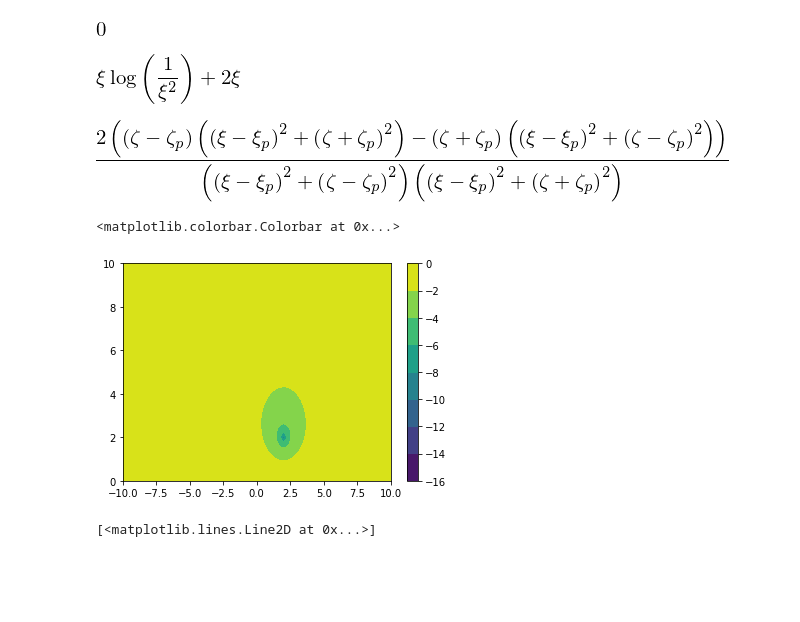
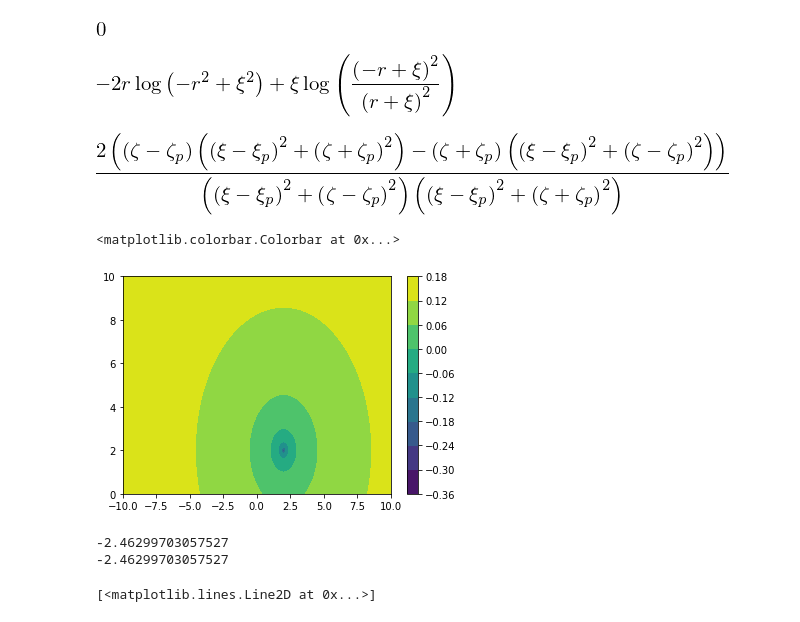
Before and after one commit to eshort0401/rotunno83, a Jupyter notebook: python_scripts/rotunno83.ipynb, the cells around one changed output. Drawn from its saved outputs; the diff is of its cells as text; code cells hidden in the pictures; blank space fills up the shorter version.

```diff
--- a/python_scripts/rotunno83.ipynb
+++ b/python_scripts/rotunno83.ipynb
@@ -160,4 +225,4 @@ Timestep 31
 # %%
 from sympy import *
 # %%
-xi, xip, zeta, zetap, xi0, epsilon_1, epsilon_2 = symbols('xi xi_p zeta zeta_p xi0 \epsilon_1 \epsilon_2')
+xi, xip, z, zp, xi0, epsilon_1, epsilon_2, r = symbols('xi xi_p zeta zeta_p xi0 \epsilon_1 \epsilon_2 r')
@@ -220,27 +317,35 @@ limit(limit(fn,zeta,0),zetap,0)
 # %% [output]
 [figure]
 # %%
-integrate(log(1/xi**2))
+integrate(log((xi-r)**2/(xi+r)**2), xi)
 # %% [output]
-[figure, old version]
+[figure, new version]
 # %%
 u=simplify(diff(fn,zeta))
 u
 # %% [output]
 [figure]
 # %%
-xip=np.linspace(-10,10,1001)
-zetap=np.linspace(0.01,10,1001)
+xip=np.linspace(-10,10,1000)
+zetap=np.linspace(0,10,1000)
 XIP, ZETAP = np.meshgrid(xip,zetap)
 xi=2
 zeta=2
-xi0=1
-fn = np.log(((xi-XIP)**2+(zeta-ZETAP)**2)/((xi-XIP)**2+(zeta+ZETAP)**2))#*np.exp(-ZETAP)/(XIP**2+xi0**2)
-plt.contourf(XIP,ZETAP,fn)
+xi0=0.5
+fn1 = np.log(((xi-XIP)**2+(zeta-ZETAP)**2))*np.exp(-ZETAP)/(XIP**2+xi0**2)
+# fn2 = np.log(((xi-XIP)**2+(zeta-ZETAP)**2)/((xi-XIP)**2+(zeta+ZETAP)**2))*np.exp(-zeta)/(xi**2+xi0**2)
+fn2 = np.log(((xi-XIP)**2+(zeta-ZETAP)**2))*np.exp(-zeta)/(xi**2+xi0**2)
+plt.contourf(XIP,ZETAP,fn2)
 plt.colorbar()
 # %% [output]
 <matplotlib.colorbar.Colorbar at 0x...>
-[figure, old version]
+[figure, new version]
+# %%
+print(np.trapz(np.trapz(fn1-fn2, zetap, axis=1), zetap)+np.trapz(np.trapz(fn2, zetap, axis=1), zetap))
+print(np.trapz(np.trapz(fn1, zetap, axis=1), zetap))
+# %% [output]
+-2.46299703057527
+-2.46299703057527
 # %%
 x=np.linspace(0,2,1001)
 # y=np.log((x-1)**2/(x+1)**2)[]
```
Also changed, not shown: parts of 26 cells of this notebook, 2 other files.
